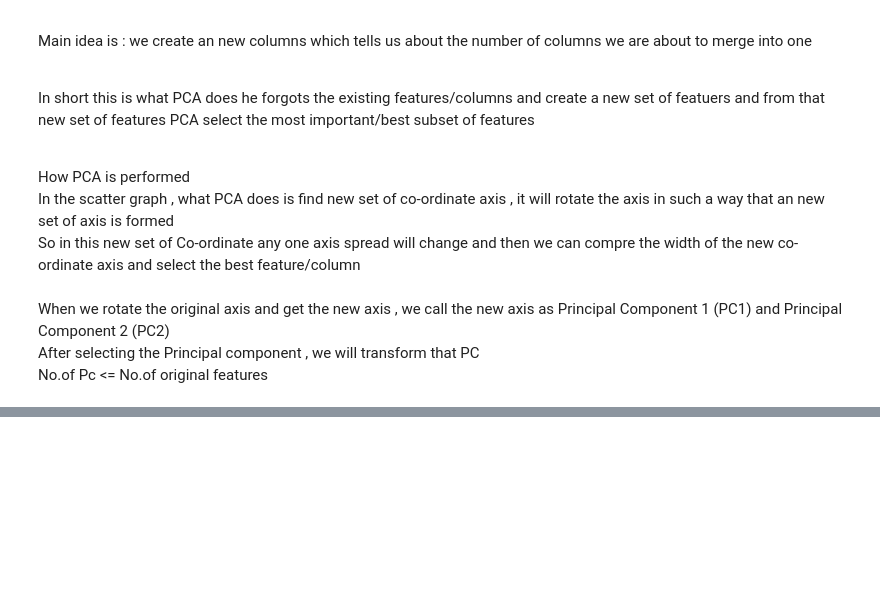
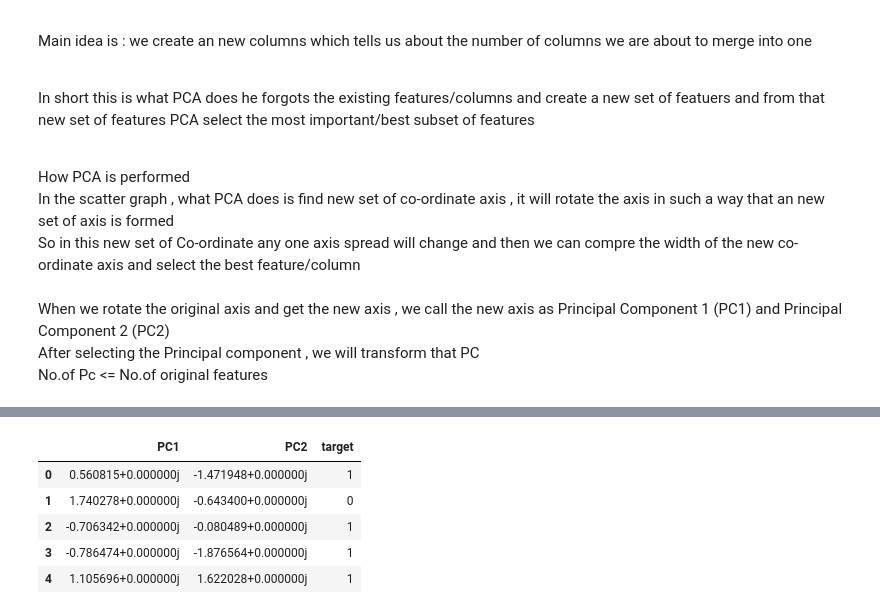
Before and after one commit to Raj2846/Python-RealLife-Problems, a Jupyter notebook: Data_Science/Feature_extraction.ipynb, the cells around one changed output, grey strips where cells are left out. Saved outputs shown, nothing was run; the diff lists cells and outputs as text; code cells hidden in the pictures; blank space fills up the shorter version.

```diff
--- a/Data_Science/Feature_extraction.ipynb
+++ b/Data_Science/Feature_extraction.ipynb
@@ -48,0 +188,6 @@ No.of Pc <= No.of original features
+# %%
+# step 1 Apply standard scaling
+from sklearn.preprocessing import StandardScaler
+scaler = StandardScaler()
+
+df.iloc[:,0:3] = scaler.fit_transform(df.iloc[:,0:3])
@@ -48,0 +217,12 @@ No.of Pc <= No.of original features
+# %%
+transformed_df = np.dot(df.iloc[:,0:3],pc.T)
+new_df = pd.DataFrame(transformed_df,columns=['PC1','PC2'])
+new_df['target'] = df['target'].values
+new_df.head()
+# %% [output]
+|  | PC1 | PC2 | target |
+| 0 | 0.560815+0.000000j | -1.471948+0.000000j | 1 |
+| 1 | 1.740278+0.000000j | -0.643400+0.000000j | 0 |
+| 2 | -0.706342+0.000000j | -0.080489+0.000000j | 1 |
+| 3 | -0.786474+0.000000j | -1.876564+0.000000j | 1 |
+| 4 | 1.105696+0.000000j | 1.622028+0.000000j | 1 |
```
Also changed, not shown: parts of 39 cells of this notebook, 1 other file.
